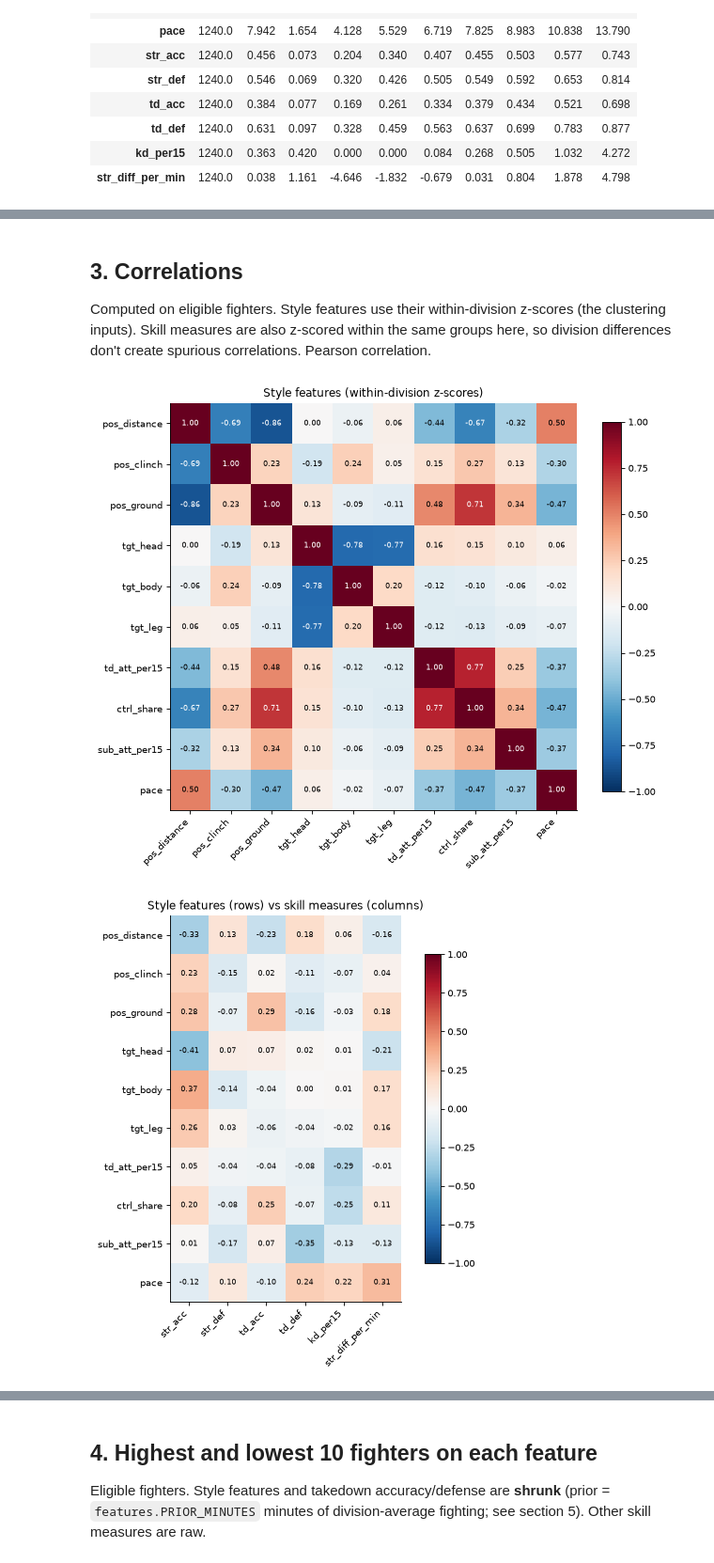
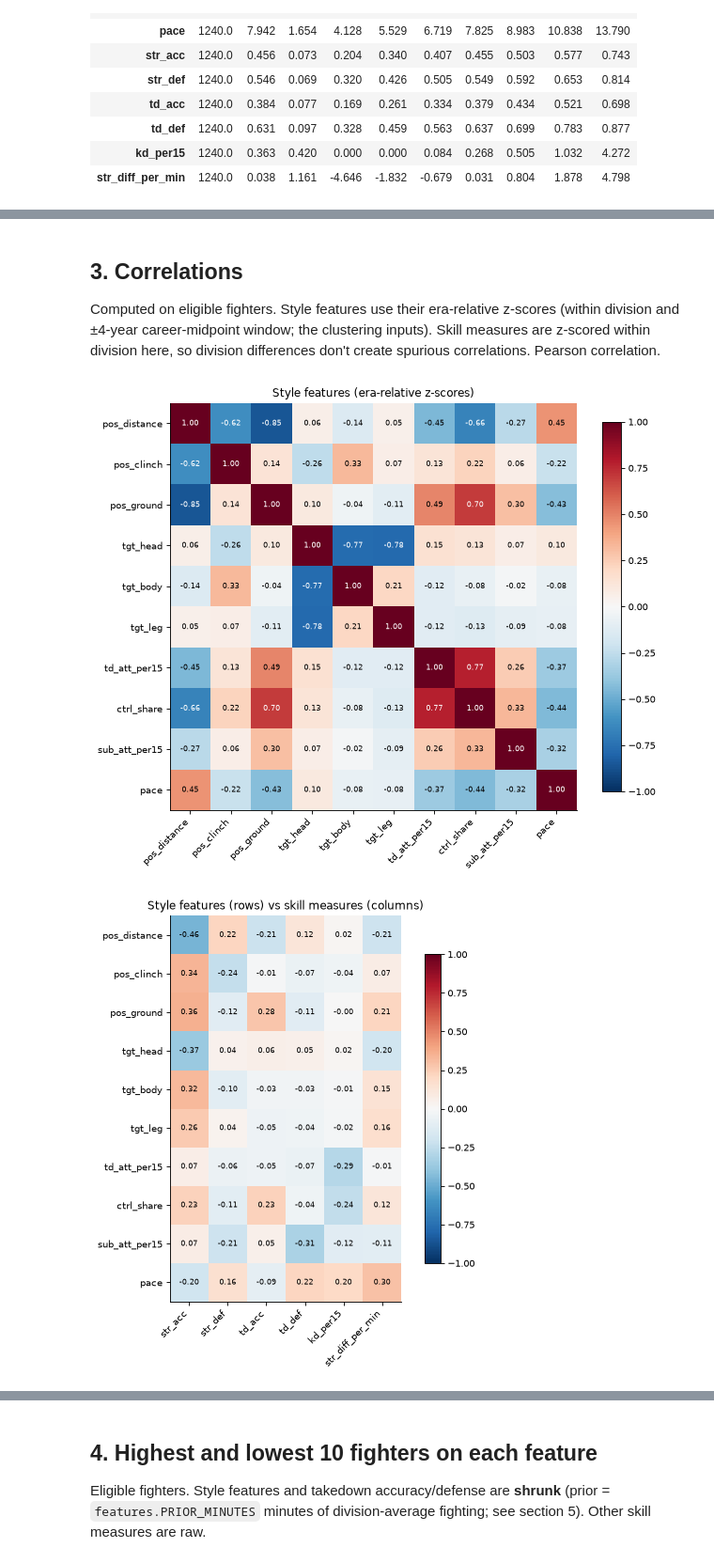
Before and after one commit to bbress467/ufc-styles, a Jupyter notebook: notebooks/01_feature_eda.ipynb, the cells around one changed output, grey strips where cells are left out. Shown at 94% size. Saved outputs shown, nothing was run; the diff lists cells and outputs as text; code cells hidden in the pictures.

```diff
--- a/notebooks/01_feature_eda.ipynb
+++ b/notebooks/01_feature_eda.ipynb
@@ -151,34 +151,34 @@ display(med)
 # %% [markdown]
 ## 3. Correlations
 
-Computed on eligible fighters. Style features use their within-division z-scores (the clustering inputs). Skill measures are also
-z-scored within the same groups here, so division differences don't create spurious correlations. Pearson correlation.
+Computed on eligible fighters. Style features use their era-relative z-scores (within division and ±4-year career-midpoint window; the clustering inputs). Skill measures are
+z-scored within division here, so division differences don't create spurious correlations. Pearson correlation.
 # %%
 zs = elig[[f"z_{c}" for c in STYLE]].set_axis(STYLE, axis=1)
 grp = elig["std_group"]
 zk = elig[SKILL].groupby(grp).transform(lambda s: (s - s.mean()) / s.std(ddof=0))
 
 def heat(m, title, figsize):
     fig, ax = plt.subplots(figsize=figsize)
     im = ax.imshow(m.values, cmap="RdBu_r", vmin=-1, vmax=1)
     ax.set_xticks(range(m.shape[1]), m.columns, rotation=45, ha="right")
     ax.set_yticks(range(m.shape[0]), m.index)
     for i in range(m.shape[0]):
         for j in range(m.shape[1]):
             v = m.values[i, j]
             ax.text(j, i, f"{v:.2f}", ha="center", va="center", fontsize=7.5, color="white" if abs(v) > 0.6 else "black")
     fig.colorbar(im, ax=ax, shrink=0.8)
     ax.set_title(title)
     fig.tight_layout()
     plt.show()
 
 style_corr = zs.corr()
-heat(style_corr, "Style features (within-division z-scores)", (8, 7))
+heat(style_corr, "Style features (era-relative z-scores)", (8, 7))
 cross = pd.concat([zs, zk], axis=1).corr().loc[STYLE, SKILL]
 heat(cross, "Style features (rows) vs skill measures (columns)", (6.5, 6.5))
 # %% [output]
-[figure, old version]
+[figure, new version]
-[figure, old version]
+[figure, new version]
 # %%
 pairs = style_corr.where(np.triu(np.ones(style_corr.shape, bool), 1)).stack().rename("r").reset_index()
 pairs = pairs.reindex(pairs["r"].abs().sort_values(ascending=False).index)
```
Also changed, not shown: parts of 2 cells of this notebook, 13 other files.
